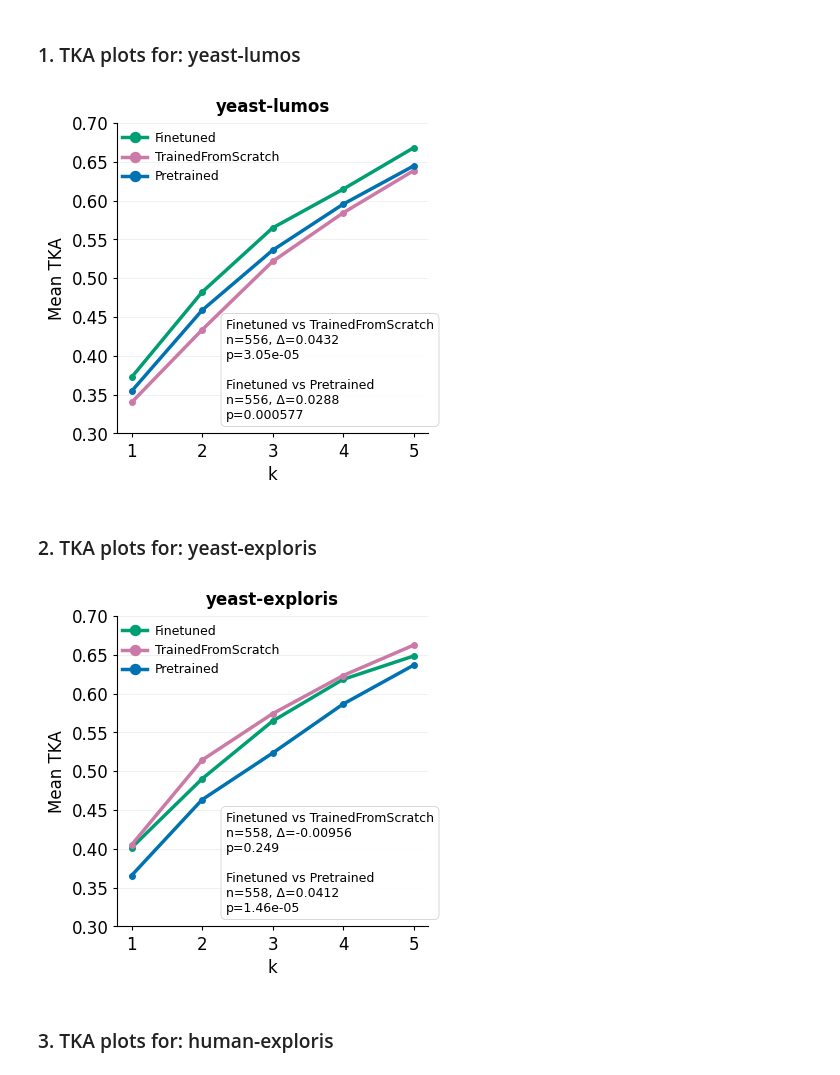
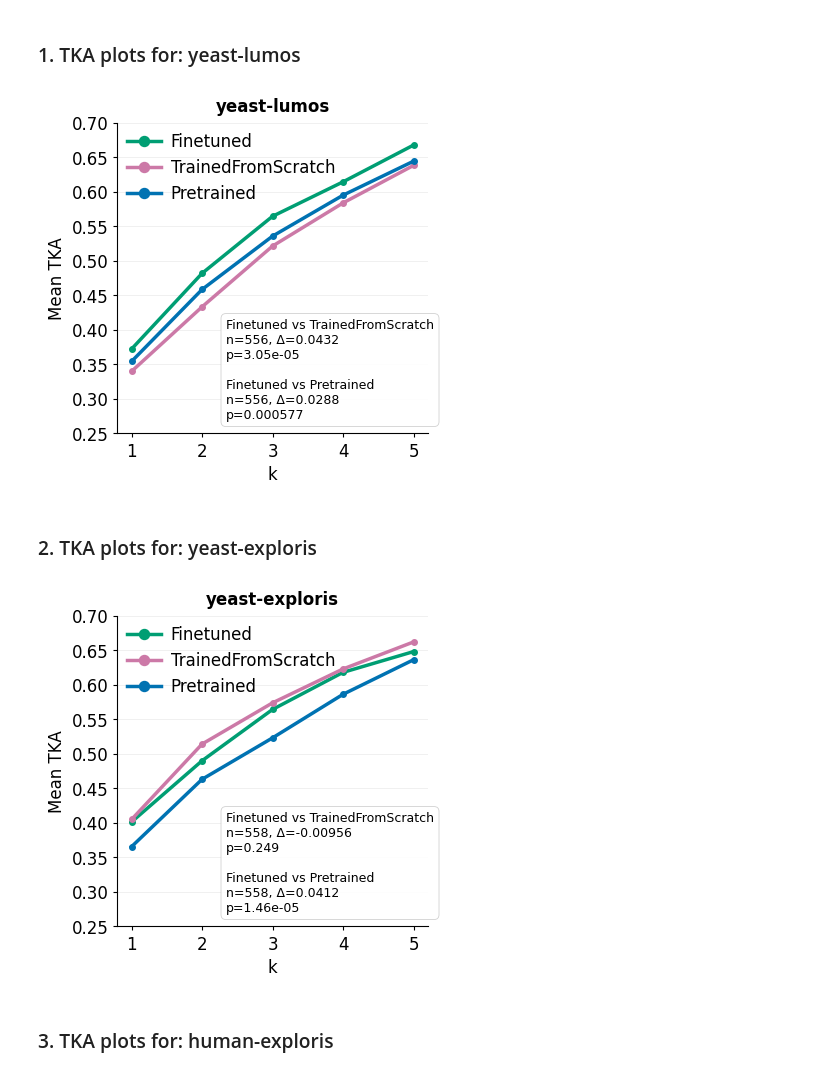
Before and after one commit to Noble-Lab/bromo-manuscript, a Jupyter notebook: ReproduceFigures/11-PlotFigure4/fig4_builder.ipynb, the cells around one changed output. Cells and saved outputs as stored; diff of their text form; code cells hidden in the pictures.

```diff
--- a/ReproduceFigures/11-PlotFigure4/fig4_builder.ipynb
+++ b/ReproduceFigures/11-PlotFigure4/fig4_builder.ipynb
@@ -18,15 +18,17 @@ pretrained_uniquepair_lumos = avg_fwdrev_score(pretrained_preds_lumos)
 # %%
 curve_dicts_q1_lumos = eval_curve_list(
     [finetuned_uniquepair_lumos,scratch_uniquepair_lumos,pretrained_uniquepair_lumos],
     topk=5, metric="q1", labels=['Finetuned','TrainedFromScratch','Pretrained'],
     title = 'yeast-lumos',
     save_path = './Fig4e_lumos_yeast.pdf',
     ttest_loc = (0.35, 0.37),
-    ylim = (0.3, 0.7),
+    ylim = (0.25, 0.7),
+    legend_loc = (0.01, 0.72),
     figsize = (4,4),
+    legend_fs = 12,
     colors = ["#009E73","#CC79A7","#0072B2"])
 # %% [output]
-[figure, old version]
+[figure, new version]
 # %% [markdown]
 ### 2. TKA plots for: yeast-exploris
 # %%
@@ -47,11 +49,13 @@ curve_dicts_q1_exploris = eval_curve_list(
     title = 'yeast-exploris',
     save_path = './Fig4b_exploris_yeast.pdf',
     ttest_loc = (0.35, 0.37),
-    ylim = (0.3, 0.7),
+    ylim = (0.25, 0.7),
     figsize = (4,4),
+    legend_loc = (0.01, 0.72),
+    legend_fs = 12,
     colors = ["#009E73","#CC79A7","#0072B2"])
 # %% [output]
-[figure, old version]
+[figure, new version]
 # %% [markdown]
 ### 3. TKA plots for: human-exploris
 # %%
```
Also changed, not shown: parts of 3 cells of this notebook, 33 other files.
